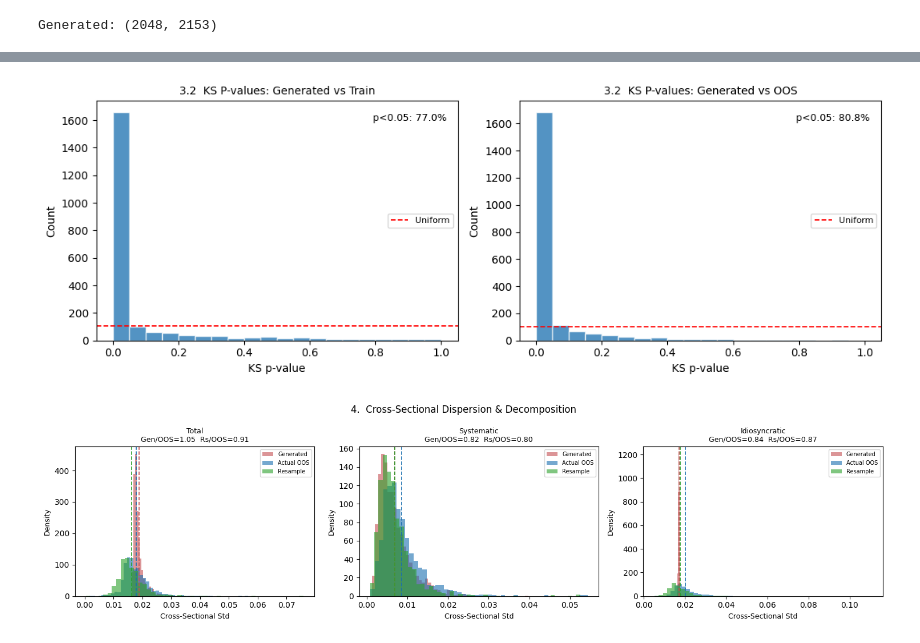
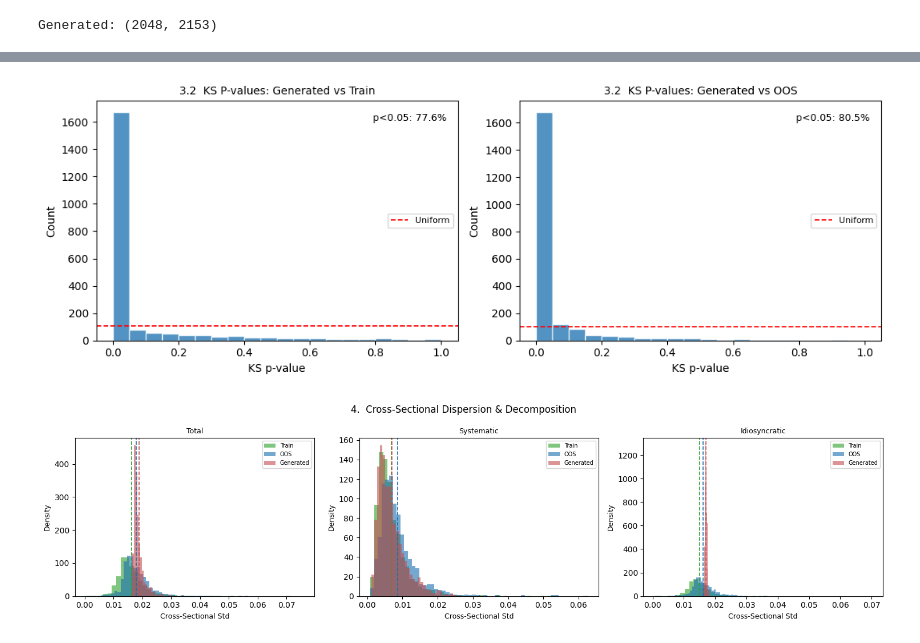
Before and after one commit to yryMax/TailEnhancedFinDiff, a Jupyter notebook: stock_evaluation.ipynb, the cells around one changed output, grey strips where cells are left out. Cells and saved outputs as stored; diff of their text form; code cells hidden in the pictures.

Commit message:
stock eval

```diff
--- a/stock_evaluation.ipynb
+++ b/stock_evaluation.ipynb
@@ -7,13 +7,13 @@ from factor_model import FactorModel, reconstruct_returns, load_model
 from factor_diffusion_train import *
 from factor_diffusion_sample import *
 # %%
-model = load_model(PREFIX)
+train_model = load_model(f"{PREFIX}")
 test_model = load_model(f"{PREFIX}/test")
 print(PREFIX)
 # %% [output]
 model/regression
 # %%
-R_df = pd.read_parquet(model.data_source)
+R_df = pd.read_parquet(train_model.data_source)
 R_testdf = pd.read_parquet(test_model.data_source)
 common_stocks = np.intersect1d(R_df['csecid'].unique(), R_testdf['csecid'].unique())
 col_indices = np.searchsorted(R_df['csecid'].values, common_stocks)
@@ -21,3 +21,6 @@ sorted_stocks = np.sort(R_df['csecid'].unique())
 col_indices = np.searchsorted(np.sort(R_df['csecid'].unique()), common_stocks)
 R_testdf = R_testdf[R_testdf['csecid'].isin(common_stocks)]
 R_df = R_df[R_df['csecid'].isin(common_stocks)]
+R_train_stock_count = R_df['csecid'].nunique()
+R_test_stock_count = R_testdf['csecid'].nunique()
+print(f"Common stocks: {len(common_stocks)}  Train stocks: {R_train_stock_count}  Test stocks: {R_test_stock_count}")
@@ -35,7 +40,7 @@ Train returns: (2739, 2153)  NaN fraction: 32.60%
 Test returns:  (1175, 2153)   NaN fraction: 14.04%
 Resample returns: (2048, 2153)  NaN fraction: 32.62%
 # %%
-train_model = load_model(PREFIX)
+
 sampled_factors = np.load(f"{PREFIX}/samples/factor_{MODE}_{NUM_GENERATE}.npy")
 fs_full = np.column_stack([
     np.ones((len(sampled_factors), 1), dtype=np.float32),
@@ -130,62 +137,54 @@ for ax, pv, label in [(ax1, pvals_train, "Generated vs Train"),
 fig.tight_layout()
 plt.show()
 # %% [output]
-[figure, old version]
+[figure, new version]
 # %%
-# 4.2 Decomposition into Systematic and Idiosyncratic Components
-beta_c = train_model.beta[:, col_indices]
+beta_c   = train_model.beta[:, col_indices]
+res_std_c = train_model.res_std[col_indices]
 
-sys_gen  = fs_full @ beta_c                # (N, 2153)
-idio_gen = R_gen - sys_gen                 # (N, 2153)
+_test_full = pd.read_parquet(test_model.data_source)
+col_indices_test = np.searchsorted(np.sort(_test_full['csecid'].unique()), common_stocks)
 
-# ── Actual OOS decomposition ──────────────────────────────────────────────────
-# Use test_model.F for OOS factor returns; compute systematic via training betas
-_R_te_df  = R_testdf.pivot_table(index="date", columns="csecid", values="returns")
-_dates_oos = _R_te_df.index.intersection(test_model.F.index)
-R_oos_cs  = _R_te_df.loc[_dates_oos].values                          # (T_oos, 2153)
-F_oos     = test_model.F.loc[_dates_oos].values.astype(np.float32)   # (T_oos, 8)
-sys_oos   = F_oos @ beta_c                                            # (T_oos, 2153)
-idio_oos  = R_oos_cs - sys_oos                                        # (T_oos, 2153)
+R_train_cs = R_df.pivot_table(index="date", columns="csecid", values="returns").values
+sys_train  = train_model.F.values.astype(np.float32) @ beta_c          # (2738, 2153)
+idio_train = train_model.residuals[:, col_indices].astype(np.float32)   # (2738, 2153)
 
-# ── Resample decomposition (aligned factor + stock pairs) ─────────────────────
-_F_tr_df  = model.F                                     # training factor returns
-_R_tr_df  = R_df.pivot_table(index="date", columns="csecid", values="returns")
-_dates_c  = _R_tr_df.index.intersection(_F_tr_df.index)
-_F_tr_mat = _F_tr_df.loc[_dates_c].values.astype(np.float32)   # (T, 8)
-_R_tr_mat = _R_tr_df.loc[_dates_c].values.astype(np.float32)   # (T, 2153)
+R_oos_cs = R_testdf.pivot_table(index="date", columns="csecid", values="returns").values
+sys_oos  = test_model.F.values.astype(np.float32) @ beta_c              # (1174, 2153)
+idio_oos = test_model.residuals[:, col_indices_test].astype(np.float32) # (1174, 2153)
 
-_rs_idx  = np.random.default_rng(42).integers(0, len(_dates_c), size=len(R_gen))
-R_rs_cs  = _R_tr_mat[_rs_idx]
-F_rs_cs  = _F_tr_mat[_rs_idx]
-sys_rs   = F_rs_cs @ beta_c
-idio_rs  = R_rs_cs - sys_rs
+
+sys_gen  = fs_full @ beta_c                                                          # (N, 2153)
+idio_gen = (np.random.default_rng(42).standard_normal(sys_gen.shape).astype(np.float32)
+            * res_std_c)                                                              # (N, 2153)
+R_gen_cs = sys_gen + idio_gen                                                        # (N, 2153)
 
 # ── Plot ──────────────────────────────────────────────────────────────────────
 panels = [
-    ("Total",         R_gen,    R_oos_cs,  R_rs_cs),
-    ("Systematic",    sys_gen,  sys_oos,   sys_rs),
-    ("Idiosyncratic", idio_gen, idio_oos,  idio_rs),
+    ("Total",         R_gen_cs, R_oos_cs,  R_train_cs),
+    ("Systematic",    sys_gen,  sys_oos,   sys_train),
+    ("Idiosyncratic", idio_gen, idio_oos,  idio_train),
 ]
 
 fig, axes = plt.subplots(1, 3, figsize=(15, 4))
-for ax, (comp, gmat, omat, rmat) in zip(axes, panels):
+for ax, (comp, gmat, omat, tmat) in zip(axes, panels):
     gv = np.nanstd(gmat, axis=1)
     ov = np.nanstd(omat, axis=1)
-    rv = np.nanstd(rmat, axis=1)
+    tv = np.nanstd(tmat, axis=1)
+    ax.hist(tv, bins=50, density=True, alpha=0.60, color="#2ca02c", label="Train")
+    ax.hist(ov, bins=50, density=True, alpha=0.60, color="#1a6faf", label="OOS")
     ax.hist(gv, bins=50, density=True, alpha=0.60, color="#c44e52", label="Generated")
-    ax.hist(ov, bins=50, density=True, alpha=0.60, color="#1a6faf", label="Actual OOS")
-    ax.hist(rv, bins=50, density=True, alpha=0.60, color="#2ca02c", label="Resample")
-    for val, col in [(gv.mean(),"#c44e52"),(ov.mean(),"#1a6faf"),(rv.mean(),"#2ca02c")]:
+    for val, col in [(tv.mean(), "#2ca02c"), (ov.mean(), "#1a6faf"), (gv.mean(), "#c44e52")]:
         ax.axvline(val, color=col, linestyle="--", lw=1.2)
     r_gen = gv.mean() / (ov.mean() + 1e-12)
-    r_rs  = rv.mean() / (ov.mean() + 1e-12)
+    r_tr  = tv.mean() / (ov.mean() + 1e-12)
     ax.set_xlabel("Cross-Sectional Std", fontsize=9)
     ax.set_ylabel("Density", fontsize=9)
-    ax.set_title(comp + "\nGen/OOS=%.2f  Rs/OOS=%.2f" % (r_gen, r_rs), fontsize=9)
+    ax.set_title(comp, fontsize=9)
     ax.legend(fontsize=7)
 
 fig.suptitle("4.  Cross-Sectional Dispersion & Decomposition", fontsize=12)
 fig.tight_layout()
 plt.show()
 # %% [output]
-[figure, old version]
+[figure, new version]
```
Also changed, not shown: parts of 2 cells of this notebook.
